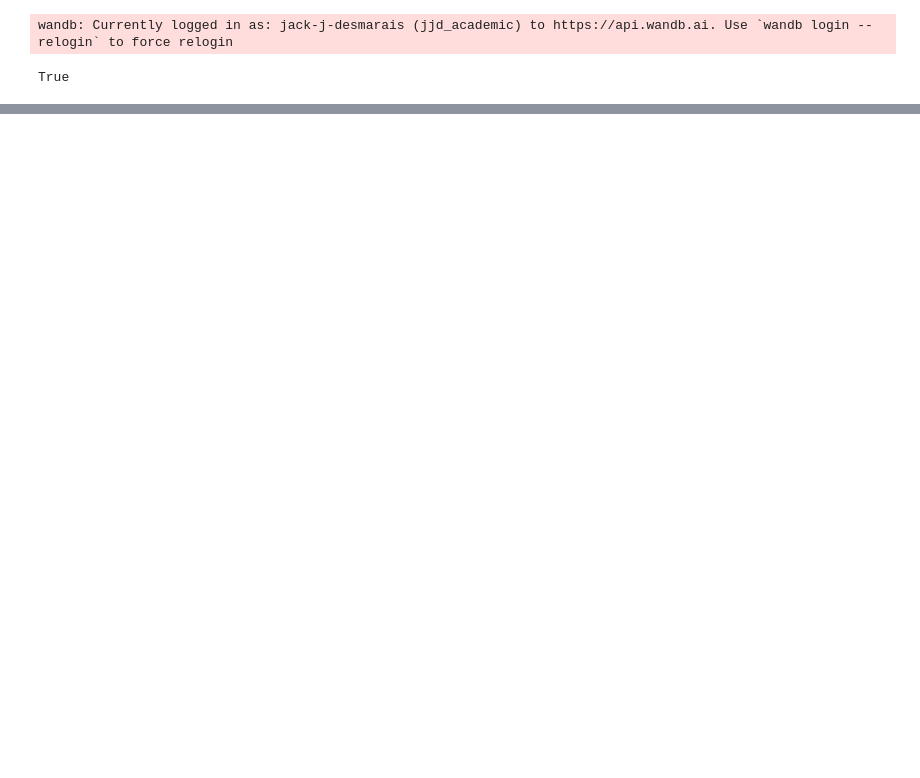
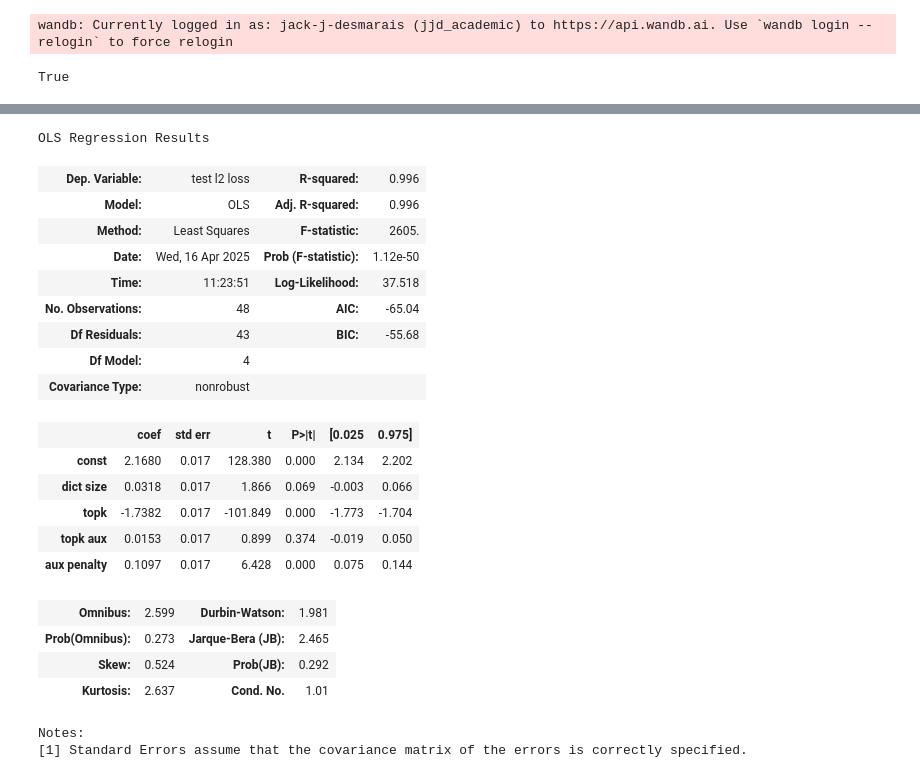
Before and after one commit to jackdesmarais/SAE_Hackathon, a Jupyter notebook: batch_topK_hyperParam_sweep/analysis/in_progress_analysis.ipynb, the cells around one changed output, grey strips where cells are left out. Drawn from its saved outputs; the diff is of its cells as text; code cells hidden in the pictures; blank space fills up the shorter version.

```diff
--- a/batch_topK_hyperParam_sweep/analysis/in_progress_analysis.ipynb
+++ b/batch_topK_hyperParam_sweep/analysis/in_progress_analysis.ipynb
@@ -315,0 +335,64 @@ for col in test_cols:
+# %%
+def simple_to_markdown(table):
+    # Get column names from first row of table
+    columns = [str(col).strip() for col in table[0]]
+
+    # Print header row
+    print("| " + " | ".join(columns) + " |")
+
+    # Print separator row
+    print("| " + " | ".join([''.join(["-"]*len(c)) for c in columns]) + " |")
+
+    # Print data rows, starting from second row
+    for row in table[1:]:
+        values = []
+        for val in row:
+            # Try to format as scientific notation if numeric
+            try:
+                val_float = float(val)
+                values.append(f'{val_float:.2e}')
+            except:
+                values.append(str(val).strip())
+        print("| " + " | ".join(values) + " |")
+# %%
+import statsmodels.api as sm
+
+# Create OLS model to predict test l2 loss
+X = test_plot[['dict size', 'topk', 'topk aux', 'aux penalty']].astype(float)
+X = (X-X.mean())/X.std()
+y = test_plot['test l2 loss'].astype(float)
+
+# Add constant term
+X = sm.add_constant(X)
+
+# Fit model
+model = sm.OLS(y, X).fit()
+
+
+display(model.summary())
+
+for table in model.summary().tables:
+    print(simple_to_markdown(table))
+# %% [output]
+OLS Regression Results
+| Dep. Variable: | test l2 loss | R-squared: | 0.996 |
+| Model: | OLS | Adj. R-squared: | 0.996 |
+| Method: | Least Squares | F-statistic: | 2605. |
+| Date: | Wed, 16 Apr 2025 | Prob (F-statistic): | 1.12e-50 |
+| Time: | 11:23:51 | Log-Likelihood: | 37.518 |
+| No. Observations: | 48 | AIC: | -65.04 |
+| Df Residuals: | 43 | BIC: | -55.68 |
+| Df Model: | 4 |  |  |
+| Covariance Type: | nonrobust |  |  |
+|  | coef | std err | t | P>|t| | [0.025 | 0.975] |
+| const | 2.1680 | 0.017 | 128.380 | 0.000 | 2.134 | 2.202 |
+| dict size | 0.0318 | 0.017 | 1.866 | 0.069 | -0.003 | 0.066 |
+| topk | -1.7382 | 0.017 | -101.849 | 0.000 | -1.773 | -1.704 |
+| topk aux | 0.0153 | 0.017 | 0.899 | 0.374 | -0.019 | 0.050 |
+| aux penalty | 0.1097 | 0.017 | 6.428 | 0.000 | 0.075 | 0.144 |
+| Omnibus: | 2.599 | Durbin-Watson: | 1.981 |
+| Prob(Omnibus): | 0.273 | Jarque-Bera (JB): | 2.465 |
+| Skew: | 0.524 | Prob(JB): | 0.292 |
+| Kurtosis: | 2.637 | Cond. No. | 1.01 |
+Notes:
+[1] Standard Errors assume that the covariance matrix of the errors is correctly specified.
```
Also changed, not shown: parts of 16 cells of this notebook.
